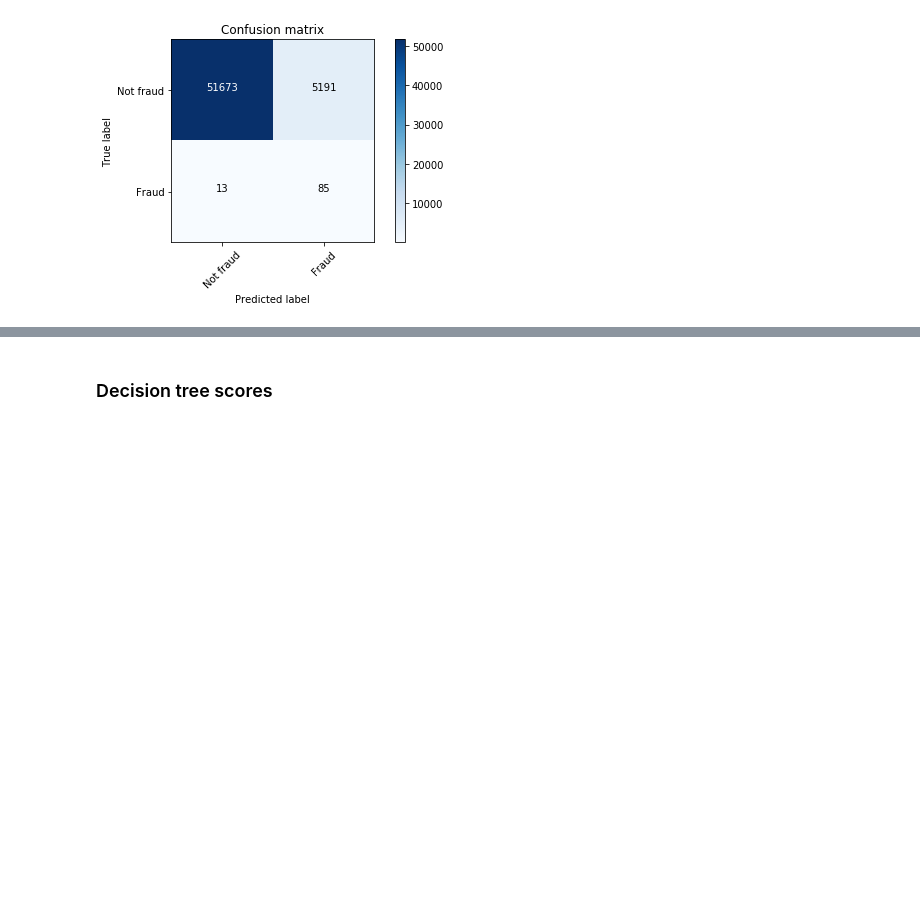
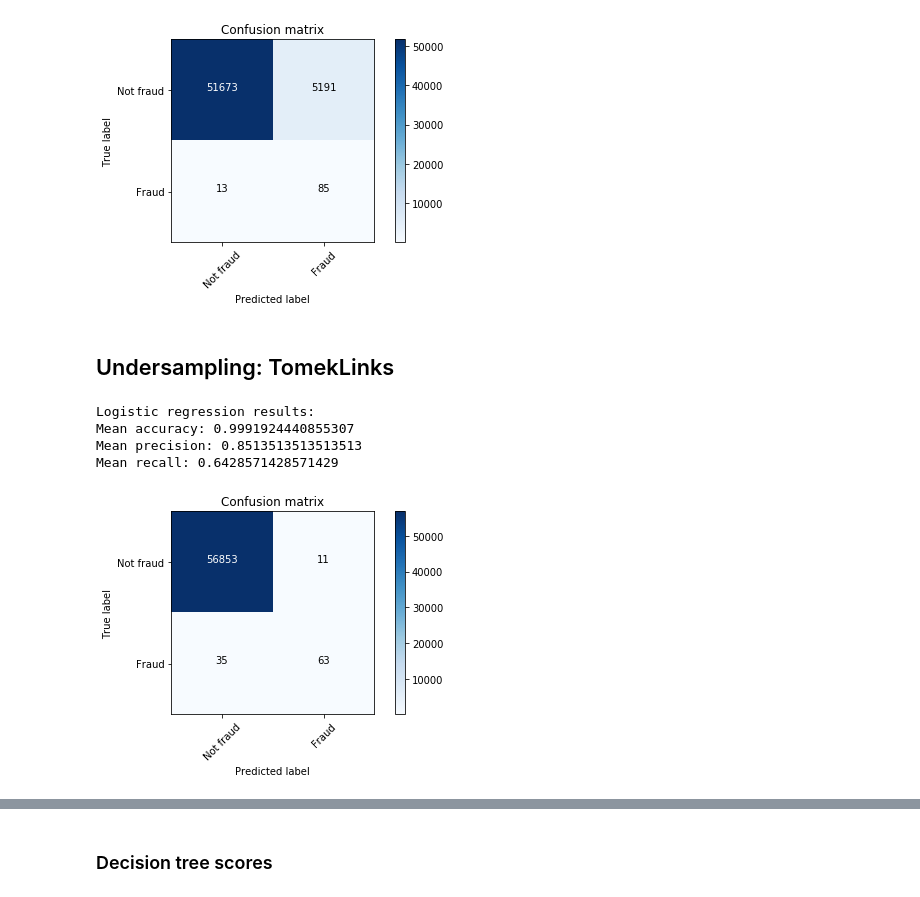
Before and after one commit to mikaelsouza/fraud-detection, a Jupyter notebook: notebooks/exploratory/kaggle/1-undersampling-oversampling.ipynb, the cells around one changed output, grey strips where cells are left out. Drawn from its saved outputs; the diff is of its cells as text; code cells hidden in the pictures; blank space fills up the shorter version.

```diff
--- a/notebooks/exploratory/kaggle/1-undersampling-oversampling.ipynb
+++ b/notebooks/exploratory/kaggle/1-undersampling-oversampling.ipynb
@@ -208,3 +208,5 @@ Mean accuracy: 0.9086408482848215
 Mean precision: 0.01611068991660349
 Mean recall: 0.8673469387755102
 [figure]
+# %% [markdown]
+## Undersampling: TomekLinks
@@ -210,0 +216,9 @@ Mean recall: 0.8673469387755102
+# %%
+print("Logistic regression results:")
+logistic_regression_scores['tomeklinks'] = classify(X_undersampled, X_test, y_undersampled, y_test, classifier=LogisticRegression, normalized=False)
+# %% [output]
+Logistic regression results:
+Mean accuracy: 0.9991924440855307
+Mean precision: 0.8513513513513513
+Mean recall: 0.6428571428571429
+[figure, added]
```
Also changed, not shown: parts of 8 cells of this notebook.
